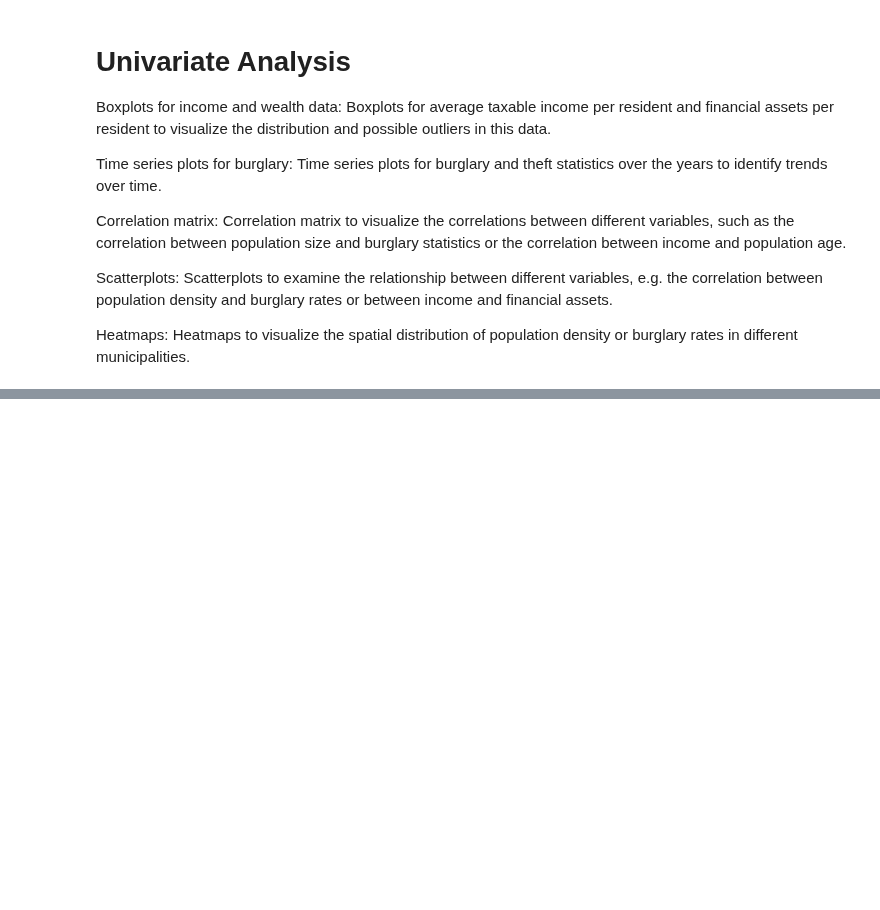
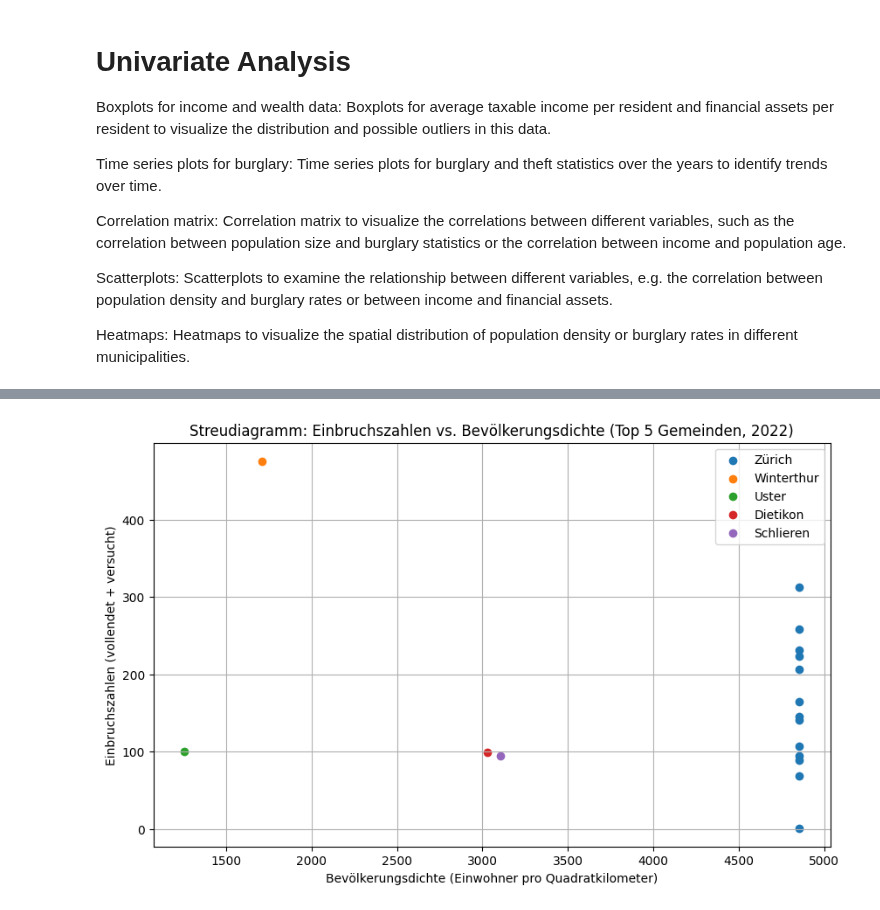
Before and after one commit to nvinto404/Data-Science-Project-Burglary-Statistics-Zurich, a Jupyter notebook: EDA.ipynb, the cells around one changed output, grey strips where cells are left out. Saved outputs shown, nothing was run; the diff lists cells and outputs as text; code cells hidden in the pictures; blank space fills up the shorter version.

```diff
--- a/EDA.ipynb
+++ b/EDA.ipynb
@@ -206,0 +266,22 @@ plt.show()
+# %%
+import matplotlib.pyplot as plt
+
+# Filtern der Daten für das Jahr 2022 und die top 5 Gemeinden
+top5_gemeinden = ['Zürich', 'Winterthur', 'Uster', 'Dietikon', 'Schlieren']
+df_top5_2022 = df_unique[(df_unique['Gemeindename'].isin(top5_gemeinden)) & (df_unique['Jahr'] == 2022)]
+
+# Streudiagramm erstellen
+plt.figure(figsize=(10, 6))
+for gemeinde in top5_gemeinden:
+    data = df_top5_2022[df_top5_2022['Gemeindename'] == gemeinde]
+    plt.scatter(data['Einwohner_pro_Quadratkilometer'], data['Einbruchdiebstahl_Total'], label=gemeinde)
+
+# Diagramm beschriften
+plt.title('Streudiagramm: Einbruchszahlen vs. Bevölkerungsdichte (Top 5 Gemeinden, 2022)')
+plt.xlabel('Bevölkerungsdichte (Einwohner pro Quadratkilometer)')
+plt.ylabel('Einbruchszahlen (vollendet + versucht)')
+plt.legend()
+plt.grid(True)
+plt.show()
+# %% [output]
+[figure, added]
```
Also changed, not shown: parts of 3 cells of this notebook.
